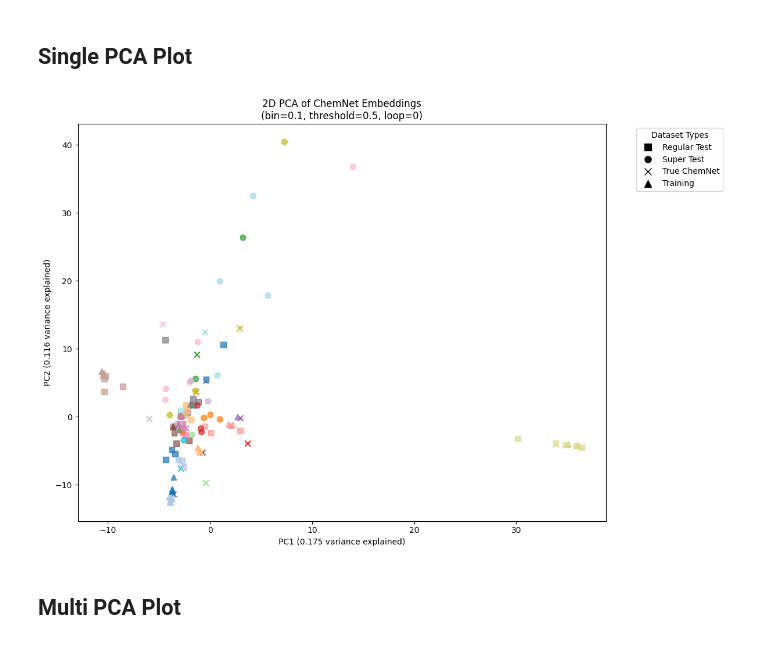
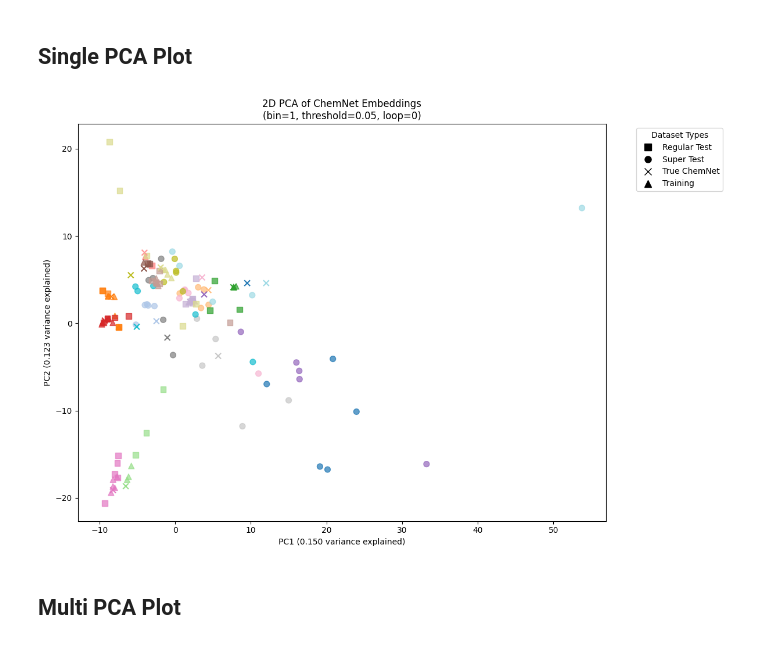
Before and after one commit to DashLLipsey/PREDICT-MIT-LL, a Jupyter notebook: Notebooks/2_step_model_confusion_and_heatmaps.ipynb, the cells around one changed output. Drawn from its saved outputs; the diff is of its cells as text; code cells hidden in the pictures.

```diff
--- a/Notebooks/2_step_model_confusion_and_heatmaps.ipynb
+++ b/Notebooks/2_step_model_confusion_and_heatmaps.ipynb
@@ -3318,18 +3318,18 @@ accuracy_pivot = create_accuracy_heatmap_general(
 # %%
 # Newer Version
 plot_chemnet_pca_from_loop_file(
-    bin_val=0.1, threshold_val=0.5,
+    bin_val=1, threshold_val=0.05,
     loop_num=0,
     include_super_test=True,
     include_regular_test=True,
     include_true_chemnet=True,
     include_training=True,
     color_by_smiles=True,
     max_spectra_per_chemical=5,
     max_smiles_per_set=10
 )
 # %% [output]
-[figure, old version]
+[figure, new version]
 # %%
 # # Older Version
 
```
Also changed, not shown: parts of 9 cells of this notebook, 5 other files.
